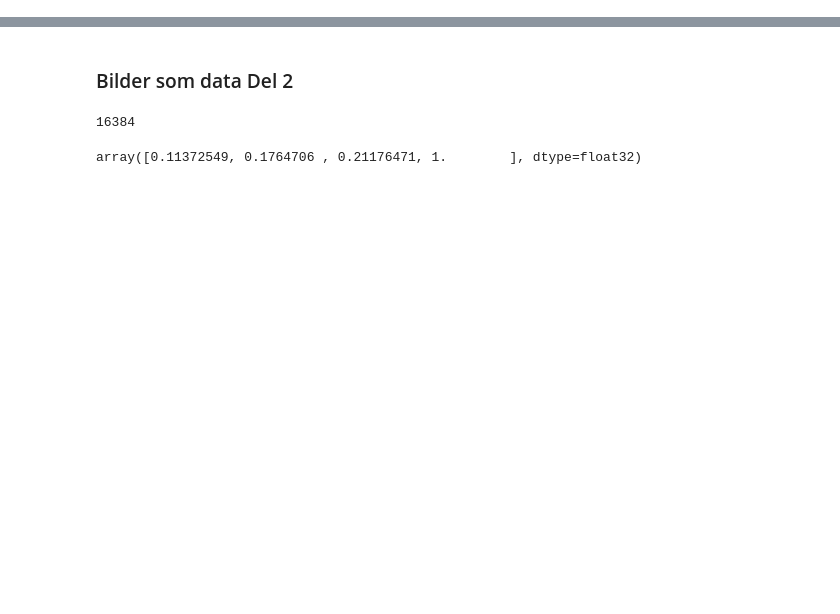
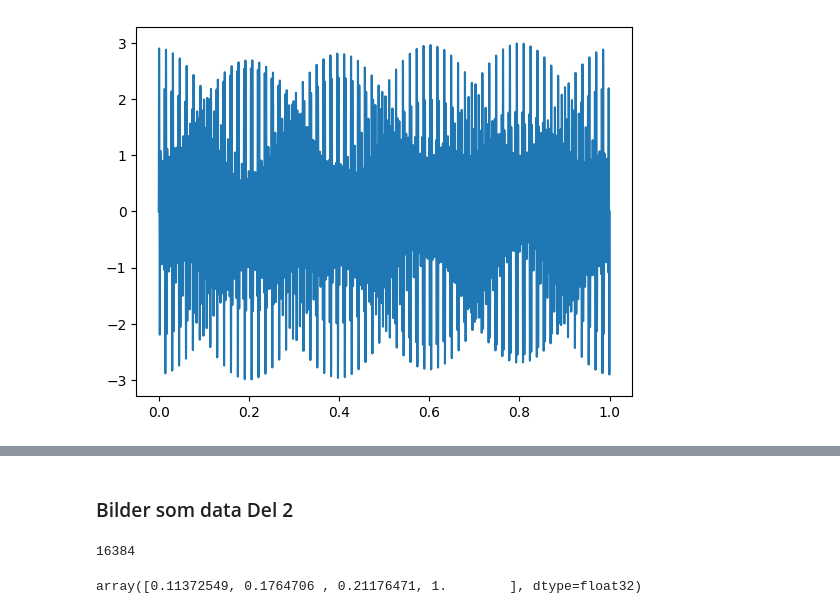
Before and after one commit to Ammar-Man/Python, a Jupyter notebook: Data processing/Python lessons/p_3_l_7.ipynb, the cells around one changed output, grey strips where cells are left out. Cells and saved outputs as stored; diff of their text form; code cells hidden in the pictures; blank space fills up the shorter version.

```diff
--- a/Data processing/Python lessons/p_3_l_7.ipynb
+++ b/Data processing/Python lessons/p_3_l_7.ipynb
@@ -4,2 +41,12 @@ import matplotlib.pyplot as plt
+# %%
+C_accord = tone_C4t + tone_G4t + tone_E4t
+plt.plot(time, C_accord )
+
+
+# skriv ut en wavfil med hjälp scipy
+from scipy.io.wavfile import write
+write("C_accord.wav",16000 , C_accord)
+# %% [output]
+[figure, added]
 # %%
 # obs enbart 1000 räcker inte för att lagra ljud!
```
Also changed, not shown: parts of 16 cells of this notebook, 10 other files.
